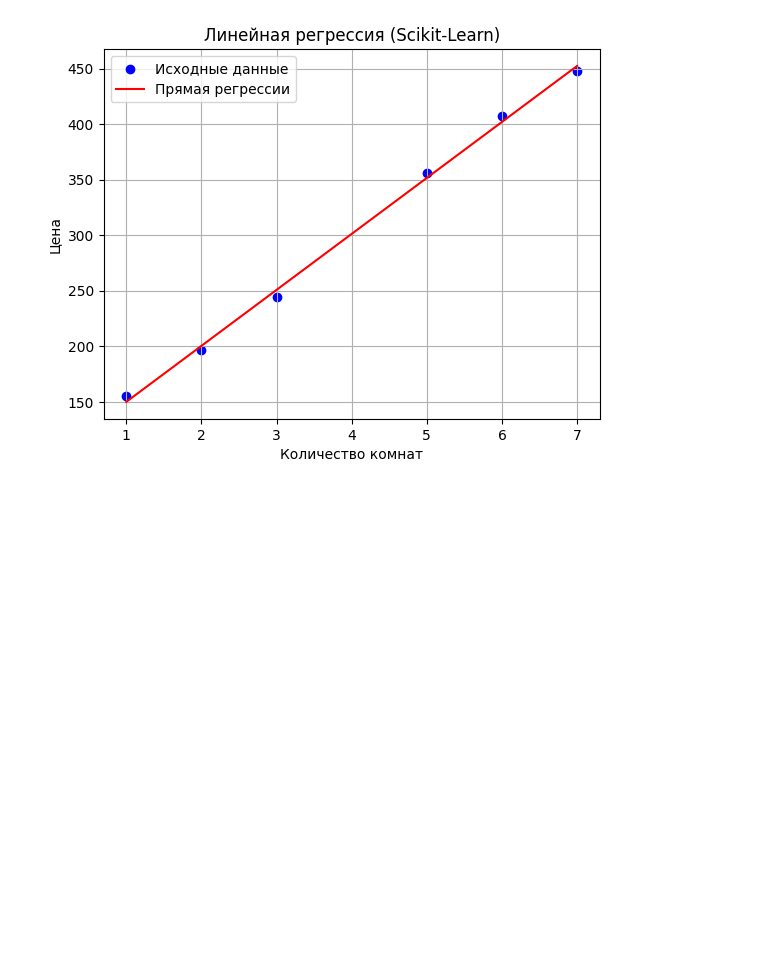
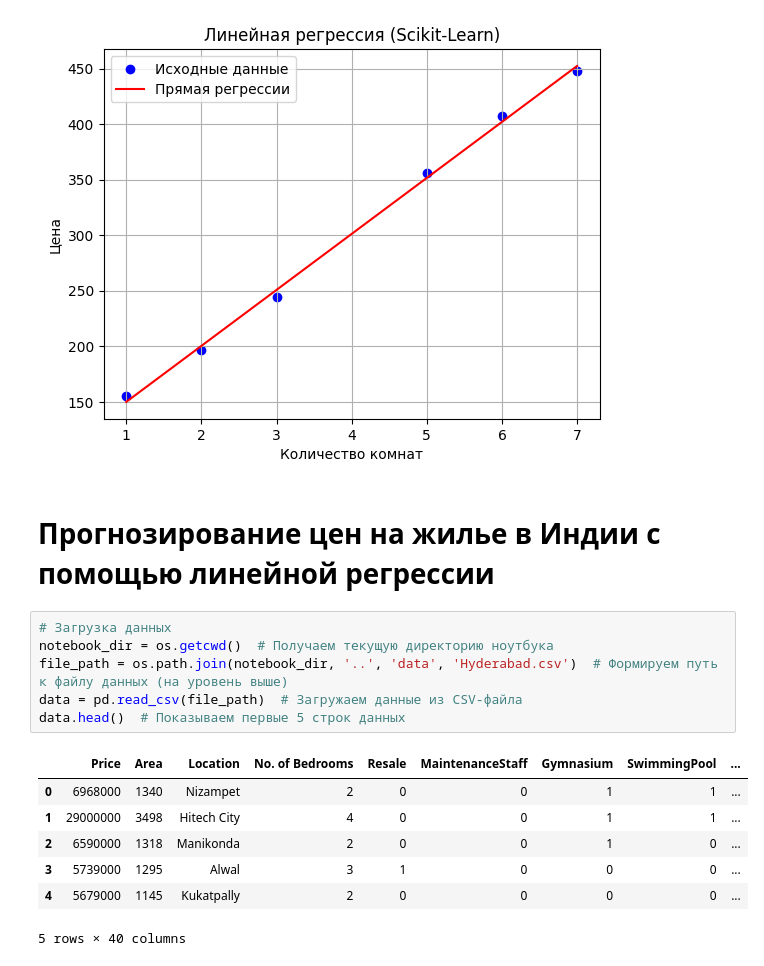
Before and after one commit to oNovalSliveDNo/grokking-machine-learning, a Jupyter notebook: chapter03/notebooks/linear_regression.ipynb, the cells around one changed output. Saved outputs shown, nothing was run; the diff lists cells and outputs as text; blank space fills up the shorter version.

```diff
--- a/chapter03/notebooks/linear_regression.ipynb
+++ b/chapter03/notebooks/linear_regression.ipynb
@@ -382,3 +443,19 @@ plt.grid(True)
 plt.show()
 # %% [output]
 [figure]
+# %% [markdown]
+# Прогнозирование цен на жилье в Индии с помощью линейной регрессии
+# %%
+# Загрузка данных
+notebook_dir = os.getcwd()  # Получаем текущую директорию ноутбука
+file_path = os.path.join(notebook_dir, '..', 'data', 'Hyderabad.csv')  # Формируем путь к файлу данных (на уровень выше)
+data = pd.read_csv(file_path)  # Загружаем данные из CSV-файла
+data.head()  # Показываем первые 5 строк данных
+# %% [output]
+|  | Price | Area | Location | No. of Bedrooms | Resale | MaintenanceStaff | Gymnasium | SwimmingPool | ... |
+| 0 | 6968000 | 1340 | Nizampet | 2 | 0 | 0 | 1 | 1 | ... |
+| 1 | 29000000 | 3498 | Hitech City | 4 | 0 | 0 | 1 | 1 | ... |
+| 2 | 6590000 | 1318 | Manikonda | 2 | 0 | 0 | 1 | 0 | ... |
+| 3 | 5739000 | 1295 | Alwal | 3 | 1 | 0 | 0 | 0 | ... |
+| 4 | 5679000 | 1145 | Kukatpally | 2 | 0 | 0 | 0 | 0 | ... |
+5 rows × 40 columns
```
Also changed, not shown: parts of 30 cells of this notebook, 3 other files.
